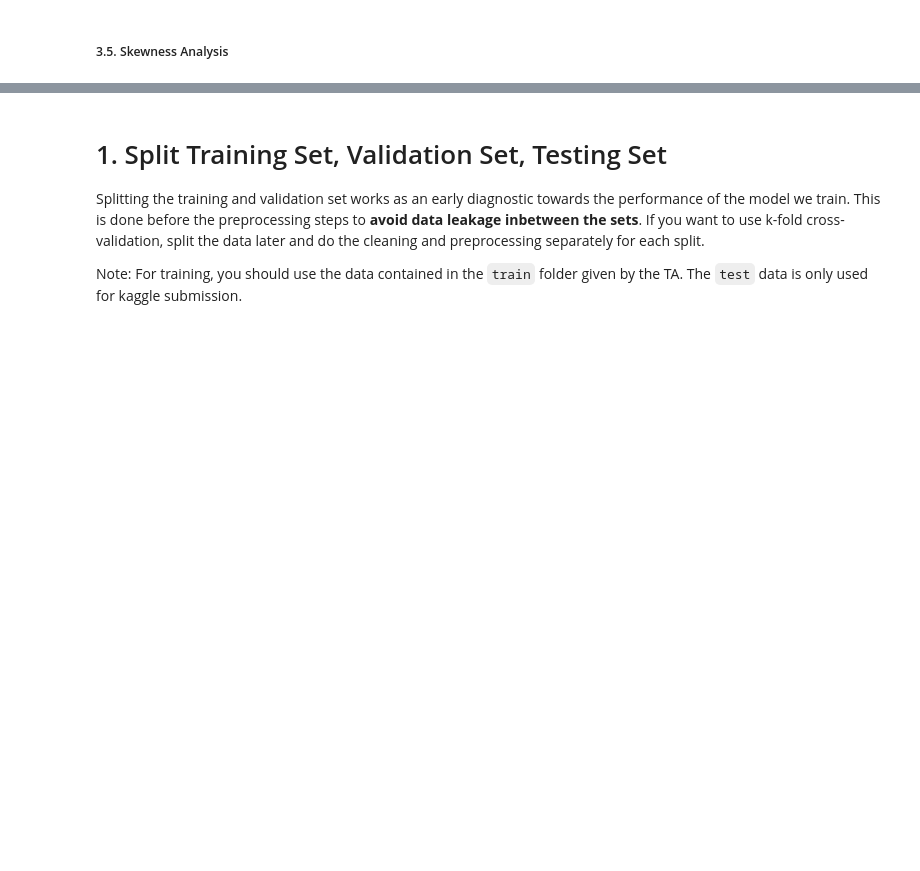
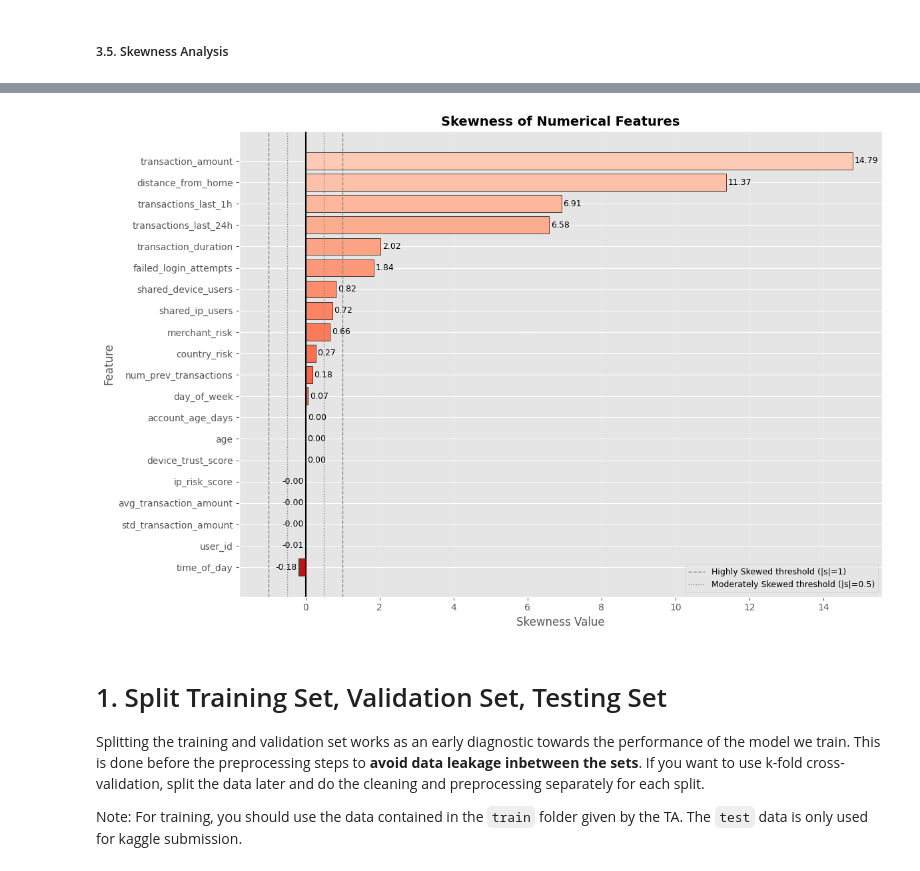
Before and after one commit to wiijaakk/IF3070_Tubes2_AbyuDAIya-Ganbatte, a Jupyter notebook: IF3070 Dasar Artificial Intelligence _ Tugas Besar 2 Notebook.ipynb, the cells around one changed output, grey strips where cells are left out. Cells and saved outputs as stored; diff of their text form; code cells hidden in the pictures; blank space fills up the shorter version.

```diff
--- a/IF3070 Dasar Artificial Intelligence _ Tugas Besar 2 Notebook.ipynb
+++ b/IF3070 Dasar Artificial Intelligence _ Tugas Besar 2 Notebook.ipynb
@@ -695,3 +708,32 @@ print(f"  Fairly Symmetric ({len(symmetric)}): {', '.join(symmetric) if symmetri
+# %%
+fig, ax = plt.subplots(figsize=(12, 8))
+skewness_sorted = skewness_df.sort_values('Skewness', ascending=True)
+colors = plt.cm.Reds_r(np.linspace(0.2, 0.8, len(skewness_sorted)))
+bars = ax.barh(skewness_sorted['Feature'], skewness_sorted['Skewness'], color=colors, edgecolor='black', linewidth=0.5)
+
+ax.axvline(x=0, color='black', linewidth=1.5)
+ax.axvline(x=-1, color='gray', linestyle='--', linewidth=1, label='Highly Skewed threshold (|s|=1)')
+ax.axvline(x=1, color='gray', linestyle='--', linewidth=1)
+ax.axvline(x=-0.5, color='gray', linestyle=':', linewidth=1, label='Moderately Skewed threshold (|s|=0.5)')
+ax.axvline(x=0.5, color='gray', linestyle=':', linewidth=1)
+
+for bar, val in zip(bars, skewness_sorted['Skewness']):
+    width = bar.get_width()
+    ax.text(width + 0.05 if width >= 0 else width - 0.05,
+            bar.get_y() + bar.get_height()/2,
+            f'{val:.2f}', ha='left' if width >= 0 else 'right',
+            va='center', fontsize=9)
+
+ax.set_xlabel('Skewness Value', fontsize=12)
+ax.set_ylabel('Feature', fontsize=12)
+ax.set_title('Skewness of Numerical Features', fontsize=14, fontweight='bold')
+ax.legend(loc='lower right', fontsize=9)
+ax.grid(axis='x', alpha=0.3)
+
+plt.tight_layout()
+plt.show()
+# %% [output]
+[figure, added]
 # %% [markdown]
 # 1. Split Training Set, Validation Set, Testing Set
 
```
Also changed, not shown: parts of 3 cells of this notebook, 3 other files.
